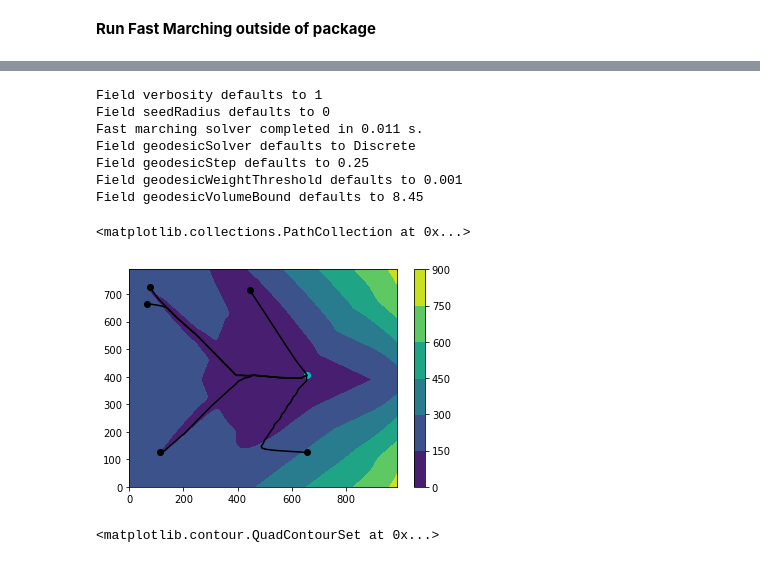
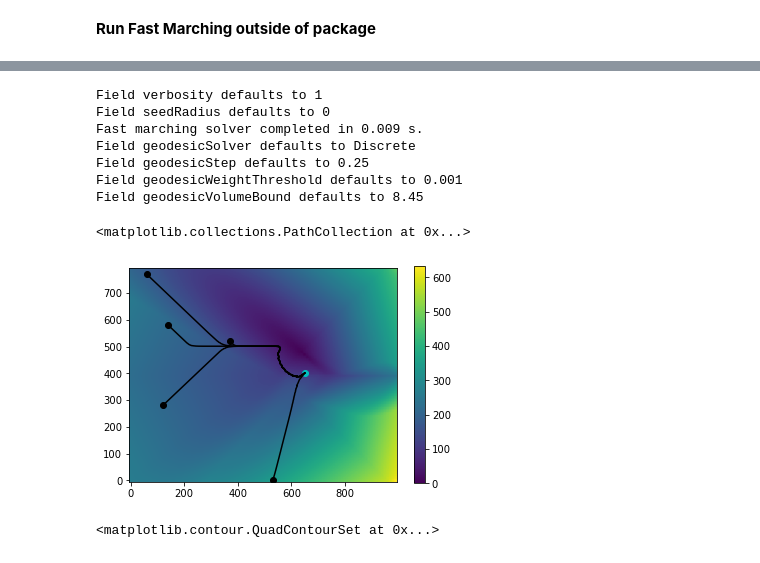
Before and after one commit to randlab/pyKasso, a Jupyter notebook: notebooks/pyKasso_HFM.ipynb, the cells around one changed output, grey strips where cells are left out. Drawn from its saved outputs; the diff is of its cells as text; code cells hidden in the pictures.

```diff
--- a/notebooks/pyKasso_HFM.ipynb
+++ b/notebooks/pyKasso_HFM.ipynb
@@ -170,8 +197,8 @@ plt.scatter(tips[ :,0],  tips[:,1], c='k')
 **Run Fast Marching outside of package**
 # %%
 #Assign variables using pykasso:
-xmin = catchment.grid.x0;   xmax = catchment.grid.dx*catchment.grid.xnum;  xres = catchment.grid.xnum; dx = catchment.grid.dx
-ymin = catchment.grid.y0;   ymax = catchment.grid.dy*catchment.grid.ynum;  yres = catchment.grid.ynum; dy = catchment.grid.dy
+xmin = catchment.grid.xmin;   xmax = catchment.grid.xmax;  xres = catchment.grid.xnum; dx = catchment.grid.dx
+ymin = catchment.grid.ymin;   ymax = catchment.grid.xmax;  yres = catchment.grid.ynum; dy = catchment.grid.dy
 
 seeds = catchment.outlets
 tips  =  np.asarray(catchment.inlets)[:,:2]
@@ -227,56 +255,48 @@ hfmIn = Eikonal.dictIn({
 })
 
 hfmIn.SetRect(sides=[[xmin,xmax],[ymin,ymax]],dims=[xres,yres])
-#hfmIn.SetRect(sides=[[ymin,ymax],[xmin,xmax]],dims=[yres,xres])
 #X,Y = hfmIn.Grid()  #get model grid
 
 #Set the variables
 hfmIn['seeds']  = seeds   #set the spring coordinates (need to change iteration structure to do one spring at a time)
 hfmIn['tips']   = tips    #set the inlet coordinates for current iteration (rework iteration to be cleaner?)
-DxV,DyV = np.gradient(dema, dx,dy, axis=(0,1,))   #x and y components of gradient in each cell of array
-#DxV,DyV = np.gradient(dema, dx,dy, axis=(0,1,))   #x and y components of gradient in each cell of array
-#DxV = np.rot90(DxV, k=3)
-#DyV = np.rot90(DyV, k=3)
+DxV,DyV = np.gradient(np.rot90(dema, k=3), dx,dy, axis=(0,1))   #x and y components of gradient in each cell of array
 DxV = catchment.geology.data['orientationx']['data']
 DyV = catchment.geology.data['orientationy']['data']
-
 
 Cratio = 0.25                       #ratio of travel cost parallel to gradient / perpendicular to gradient
 alpha = costmap             #travel cost in same direction as gradient
 beta  = alpha / Cratio   #travel cost perpendicular to gradient (should be higher than parallel cost)
-alpha = np.rot90(alpha, k=3)
-beta  = np.rot90(beta, k=3)
-F = Riemann.needle([DxV,DyV], alpha,beta)  #convert gradient fields to hfm format & incorporate travel costs
+#alpha = np.rot90(alpha, k=3)
+#beta  = np.rot90(beta, k=3)
+F = Riemann.needle([DxV,DyV], np.rot90(alpha, k=3), np.rot90(beta, k=3))  #convert gradient fields to hfm format & incorporate travel costs
 
 hfmIn['metric'] = F  #set the travel cost through each cell
 
 #Run
 hfmOut = hfmIn.Run()
 
 #Plot
 paths = hfmOut['geodesics']
 #f,ax = plt.subplots(1,1)
-#plt.contourf(catchment.grid.x,catchment.grid.y, costmap, cmap='Wistia')
-plt.contourf(catchment.grid.x,catchment.grid.y, np.rot90(hfmOut['values'],k=-3))
-#plt.contourf(catchment.grid.x,catchment.grid.y, hfmOut['values'])
-
+plt.imshow(np.rot90(hfmOut['values'],k=-3), extent=catchment.grid.extent, origin='lower')
 plt.colorbar()
 for path in paths:                                  #loop over paths (one per tip/starting point)
     pathX = path[0,:]                               #get list of X coord
     pathY = path[1,:]
     plt.plot(pathX,pathY, c='k')
 plt.scatter(seeds[:,0], seeds[:,1], c='c')
 plt.scatter(tips[ :,0],  tips[:,1], c='k')
 # %% [output]
 Field verbosity defaults to 1
 Field seedRadius defaults to 0
-Fast marching solver completed in 0.011 s.
+Fast marching solver completed in 0.009 s.
 Field geodesicSolver defaults to Discrete
 Field geodesicStep defaults to 0.25
 Field geodesicWeightThreshold defaults to 0.001
 Field geodesicVolumeBound defaults to 8.45
 <matplotlib.collections.PathCollection at 0x...>
-[figure, old version]
+[figure, new version]
 # %%
 values = hfmOut['values']
 plt.contourf(catchment.grid.x, catchment.grid.y, np.rot90(values, k=-3))
```
Also changed, not shown: parts of 5 cells of this notebook, 4 other files.
